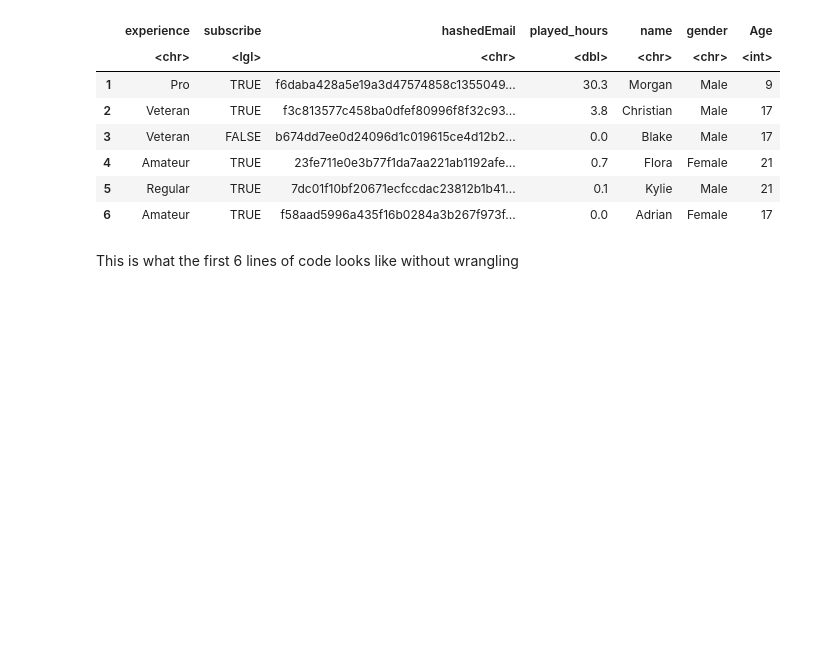
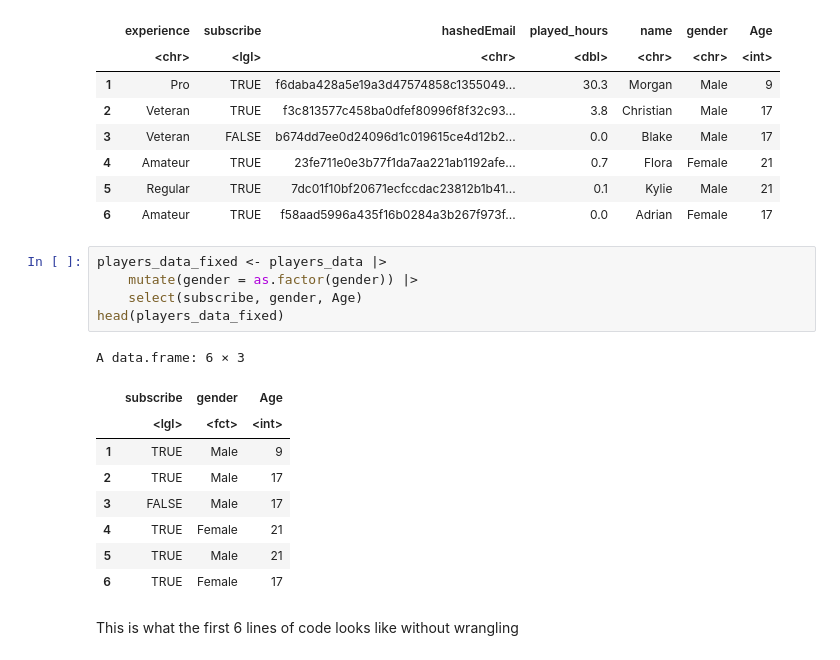
Before and after one commit to IFQXK/DSCI-100-project-group-19, a Jupyter notebook: Group Project.ipynb, the cells around one changed output. Cells and saved outputs as stored; diff of their text form; blank space fills up the shorter version.

Commit message:
fixed data sheet

```diff
--- a/Group Project.ipynb
+++ b/Group Project.ipynb
@@ -100,6 +100,21 @@ A data.frame: 6 × 7
 | 4 | Amateur | TRUE | 23fe711e0e3b77f1da7aa221ab1192afe... | 0.7 | Flora | Female | 21 |
 | 5 | Regular | TRUE | 7dc01f10bf20671ecfccdac23812b1b41... | 0.1 | Kylie | Male | 21 |
 | 6 | Amateur | TRUE | f58aad5996a435f16b0284a3b267f973f... | 0.0 | Adrian | Female | 17 |
+# %%
+players_data_fixed <- players_data |>
+    mutate(gender = as.factor(gender)) |>
+    select(subscribe, gender, Age)
+head(players_data_fixed)
+# %% [output]
+A data.frame: 6 × 3
+|  | subscribe | gender | Age |
+|  | <lgl> | <fct> | <int> |
+| 1 | TRUE | Male | 9 |
+| 2 | TRUE | Male | 17 |
+| 3 | FALSE | Male | 17 |
+| 4 | TRUE | Female | 21 |
+| 5 | TRUE | Male | 21 |
+| 6 | TRUE | Female | 17 |
 # %% [markdown]
 This is what the first 6 lines of code looks like without wrangling
 # %%
```
